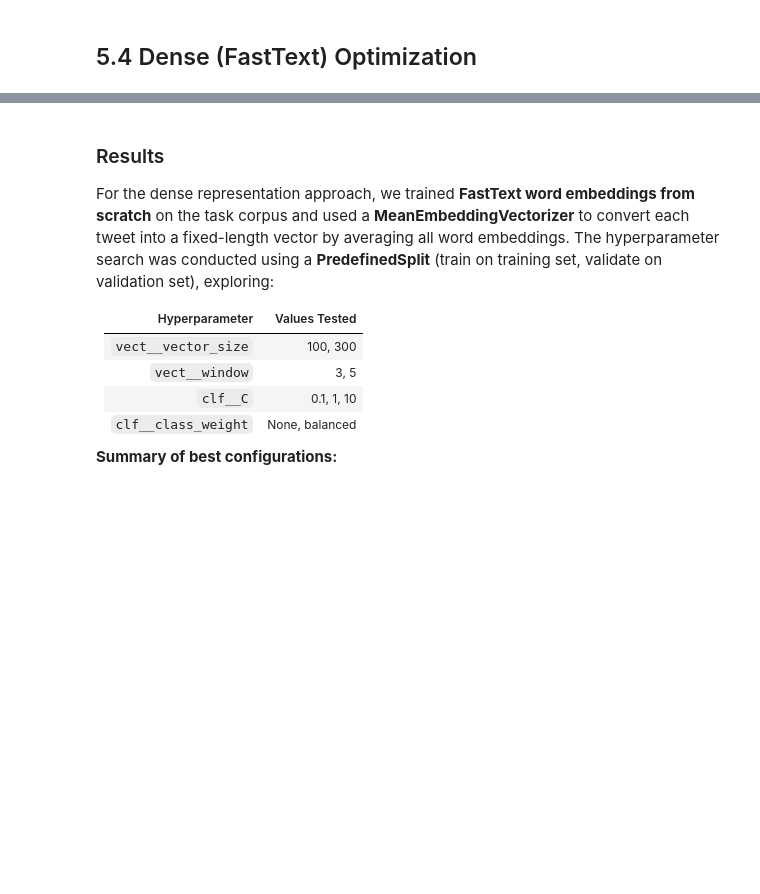
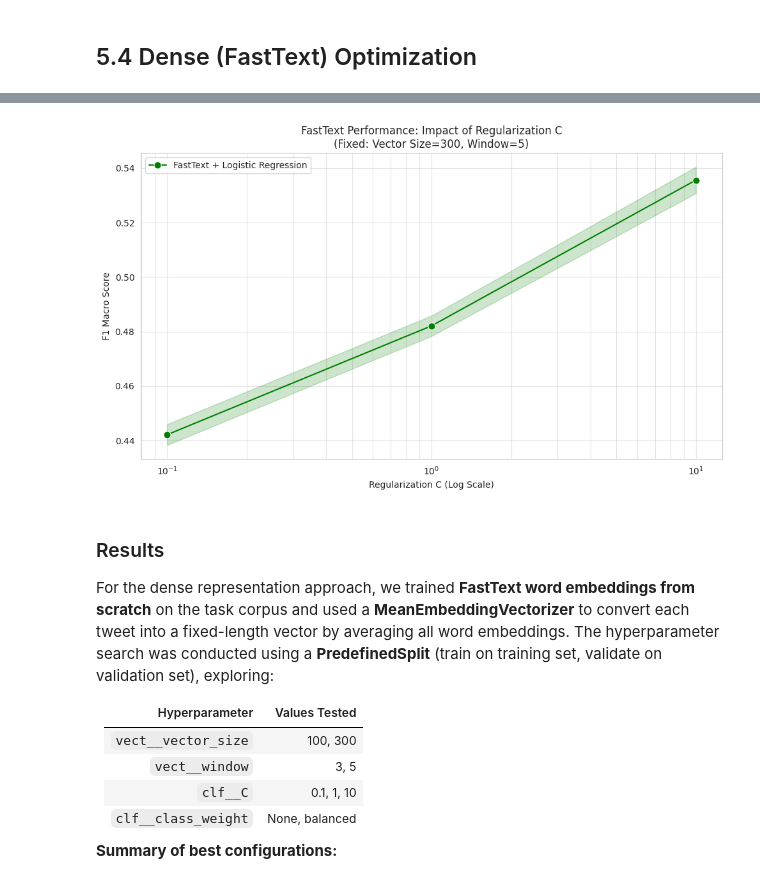
Before and after one commit to NeoLafuente/NLP, a Jupyter notebook: notebooks/Assignment_1.ipynb, the cells around one changed output, grey strips where cells are left out. Saved outputs shown, nothing was run; the diff lists cells and outputs as text; code cells hidden in the pictures; blank space fills up the shorter version.

```diff
--- a/notebooks/Assignment_1.ipynb
+++ b/notebooks/Assignment_1.ipynb
@@ -1202,36 +1290,38 @@ import seaborn as sns
 import matplotlib.pyplot as plt
 
 # 1. Extraemos los resultados del GridSearch de FastText
-df_fasttext = pd.DataFrame(grid_search.cv_results_)
+df_fasttext = pd.DataFrame(grid_dense_svm.cv_results_)
 
 # 2. FILTRADO: Nos quedamos solo con la mejor configuración estructural
 # {'vect__vector_size': 300, 'vect__window': 5}
 subset_ft = df_fasttext[
-    (df_fasttext['param_vect__vector_size'] == 300) &
-    (df_fasttext['param_vect__window'] == 5)
+    (df_fasttext['param_vect__vector_size'] == 100) &
+    (df_fasttext['param_vect__window'] == 3)
 ]
 
 # 3. GRÁFICA
 plt.figure(figsize=(10, 6))
 
 sns.lineplot(
     data=subset_ft,
     x='param_clf__C',
     y='mean_test_score',
     marker='o',
     markersize=8,
     color='green',  # Usamos verde para distinguir de SVM(rojo)/LR(azul)
     label='FastText + Logistic Regression'
 )
 
 plt.xscale('log')
 plt.title('FastText Performance: Impact of Regularization C\n(Fixed: Vector Size=300, Window=5)')
 plt.xlabel('Regularization C (Log Scale)')
 plt.ylabel('F1 Macro Score')
 plt.legend(loc='best')
 plt.grid(True, which="both", ls="-", alpha=0.5)
 plt.tight_layout()
 plt.show()
+# %% [output]
+[figure, added]
 # %%
 dense_model = grid_dense_svm.best_estimator_
 dense_test_preds = dense_model.predict(X_test)
```
Also changed, not shown: parts of 14 cells of this notebook.
